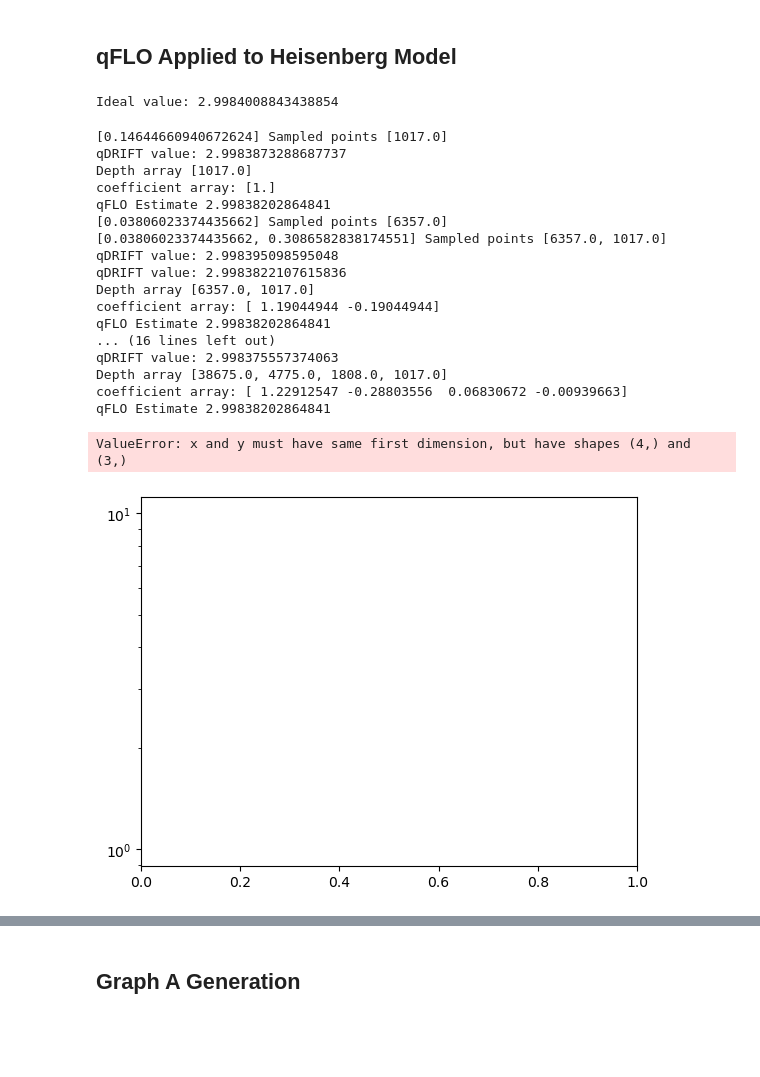
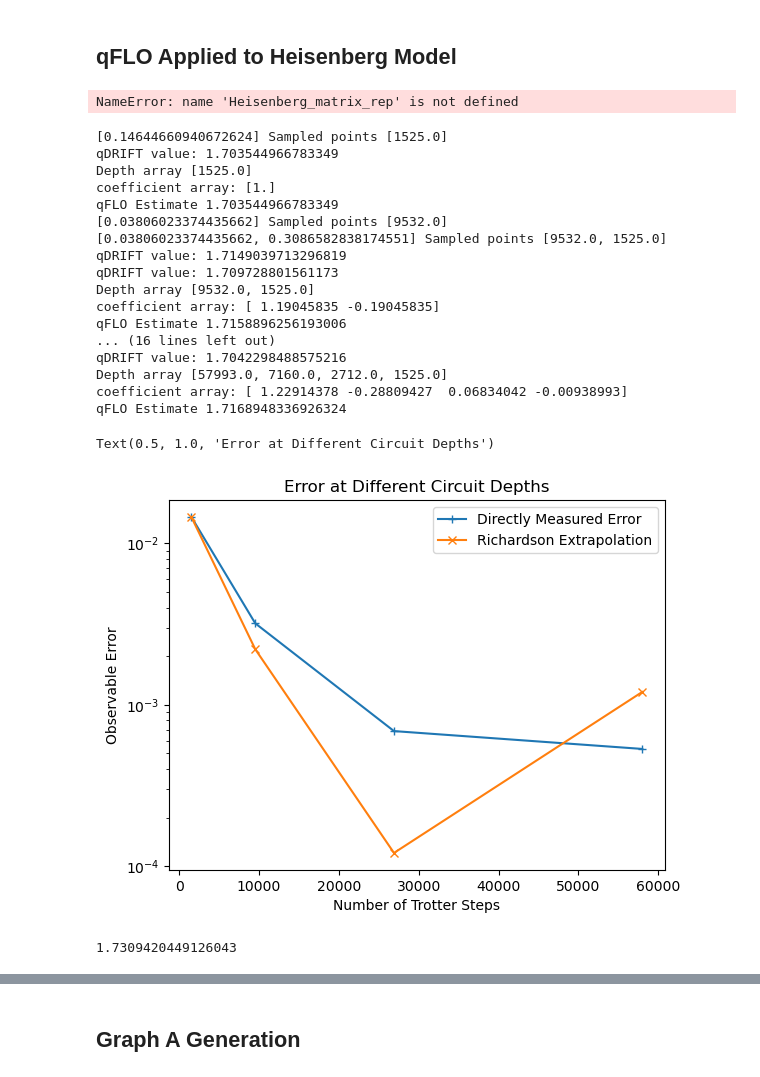
Before and after one commit to JamesDWatson/qFLO, a Jupyter notebook: qFLO_Implementation.ipynb, the cells around one changed output, grey strips where cells are left out. Saved outputs shown, nothing was run; the diff lists cells and outputs as text; code cells hidden in the pictures; blank space fills up the shorter version.

```diff
--- a/qFLO_Implementation.ipynb
+++ b/qFLO_Implementation.ipynb
@@ -967,7 +933,8 @@ nqubits = 3
 h = 3 # Maximum single qubit potential strength
 
 # Define the Hamiltonian and the groupings of its terms.
-hlist = (np.random.rand(nqubits)*2 -1)*h
+#hlist = (np.random.rand(nqubits)*2 -1)*h
+hlist = np.array([-0.4125828165944454, -2.4009870302222223, 2.623614294609909])
 Hterms_Heisenberg = [Even_Heisenberg_Terms(nqubits), Odd_Heisenberg_Terms(nqubits), Potential_Heisenberg_Terms(nqubits, hlist)]
 Htot = np.sum(Hterms_Heisenberg, axis = 0)
 
@@ -1060,8 +1025,8 @@ lambda_param = 0
 for element in Heisenberg_matrix_rep:
     lambda_param += element[0]
 
-time = 0.01
-epsilon = 0.0003
+time = 0.5
+epsilon = 0.1
 no_timesteps = np.ceil( 2*time**2*lambda_param**2/epsilon )
 s_min   = 1/no_timesteps
 # Choose local observable and initial state
@@ -1075,45 +1040,52 @@ perfect_Heis_val  = expectation_value(final_state, local_obs)
 
 print("Ideal value:", perfect_Heis_val)
 # %% [output]
-Ideal value: 2.9984008843438854
+NameError: name 'Heisenberg_matrix_rep' is not defined
 # %%
 error_array_3 = []
 circuit_depth_array = []
-shot_no = 100
+shot_no = 700
 max_order = 4
 
 for order in range(1,max_order+1):
     [Heis_qFLO_estimate_est, max_circuit_depth] = richardson_estimate(order, s_min, new_Heis_rep, state, time, local_obs, nqubits , shot_no, circuit_depth_flag=1, matrix_flag = 1)
-    print("qFLO Estimate", Heis_qFLO_estimate)
+    print("qFLO Estimate", Heis_qFLO_estimate_est)
     circuit_depth_array.append(max_circuit_depth)
-    error = abs(perfect_Heis_val - Heis_qFLO_estimate)
+    error = abs(perfect_Heis_val - Heis_qFLO_estimate_est)
     error_array_3.append(error)
 # %% [output]
-[0.14644660940672624] Sampled points [1017.0]
-qDRIFT value: 2.9983873288687737
-Depth array [1017.0]
+[0.14644660940672624] Sampled points [1525.0]
+qDRIFT value: 1.703544966783349
+Depth array [1525.0]
 coefficient array: [1.]
-qFLO Estimate 2.99838202864841
-[0.03806023374435662] Sampled points [6357.0]
-[0.03806023374435662, 0.3086582838174551] Sampled points [6357.0, 1017.0]
-qDRIFT value: 2.998395098595048
-qDRIFT value: 2.9983822107615836
-Depth array [6357.0, 1017.0]
-coefficient array: [ 1.19044944 -0.19044944]
-qFLO Estimate 2.99838202864841
+qFLO Estimate 1.703544966783349
+[0.03806023374435662] Sampled points [9532.0]
+[0.03806023374435662, 0.3086582838174551] Sampled points [9532.0, 1525.0]
+qDRIFT value: 1.7149039713296819
+qDRIFT value: 1.709728801561173
+Depth array [9532.0, 1525.0]
+coefficient array: [ 1.19045835 -0.19045835]
+qFLO Estimate 1.7158896256193006
 ... (16 lines left out)
-qDRIFT value: 2.998375557374063
-Depth array [38675.0, 4775.0, 1808.0, 1017.0]
-coefficient array: [ 1.22912547 -0.28803556  0.06830672 -0.00939663]
-qFLO Estimate 2.99838202864841
+qDRIFT value: 1.7042298488575216
+Depth array [57993.0, 7160.0, 2712.0, 1525.0]
+coefficient array: [ 1.22914378 -0.28809427  0.06834042 -0.00938993]
+qFLO Estimate 1.7168948336926324
+# %%
+#qDRIFT_val_array = [1.7105774524320174, 1.710829002241367,1.7203958752879562,1.7168784054468735]
+#qDRIFT_val_array = [1.7057999081145516, 1.7193109295679616, 1.718069151142176, 1.7165611189706185]
+#qDRIFT_val_array2 = [1.7123953287728637,1.7181350451650246,1.7125577724003702,1.7165611189706185]
+qDRIFT_val_array = [1.703544966783349, 1.7149039713296819, 1.7174083909738918, 1.7175627521443502]
+qDRIFT_error_array=[ abs(x -perfect_Heis_val) for x in  qDRIFT_val_array]
+#qDRIFT_error_array=[ abs(x -perfect_Heis_val) for x in  qDRIFT_val_array2]
 # %%
 plt.semilogy(circuit_depth_array, qDRIFT_error_array, label="Directly Measured Error", marker = '+')
-plt.semilogy(circuit_depth_array, error_array,  label="Richardson Extrapolation", marker = 'x')
+plt.semilogy(circuit_depth_array, error_array_3,  label="Richardson Extrapolation", marker = 'x')
 
 plt.xlabel('Number of Trotter Steps')
 plt.ylabel('Observable Error')
 plt.legend()
 plt.title("Error at Different Circuit Depths")
 # %% [output]
-ValueError: x and y must have same first dimension, but have shapes (4,) and (3,)
+Text(0.5, 1.0, 'Error at Different Circuit Depths')
-[figure, old version]
+[figure, new version]
@@ -1119,0 +1147,5 @@ ValueError: x and y must have same first dimension, but have shapes (4,) and (3,
+# %%
+part_val = qDRIFT_average( new_Heis_rep, state, local_obs, nqubits, time, no_timesteps, 100, matrix_input = 1 )
+part_val
+# %% [output]
+1.7309420449126043
```
Also changed, not shown: parts of 17 cells of this notebook.
